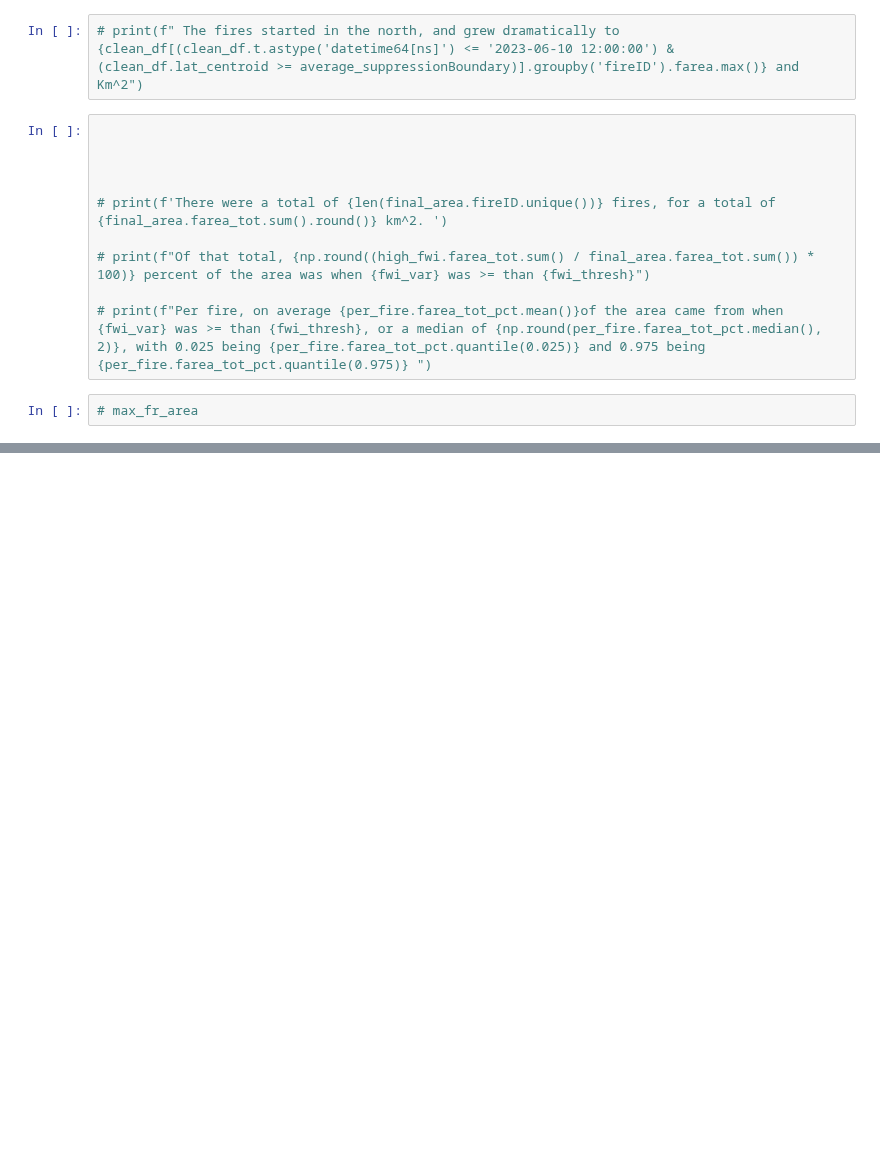
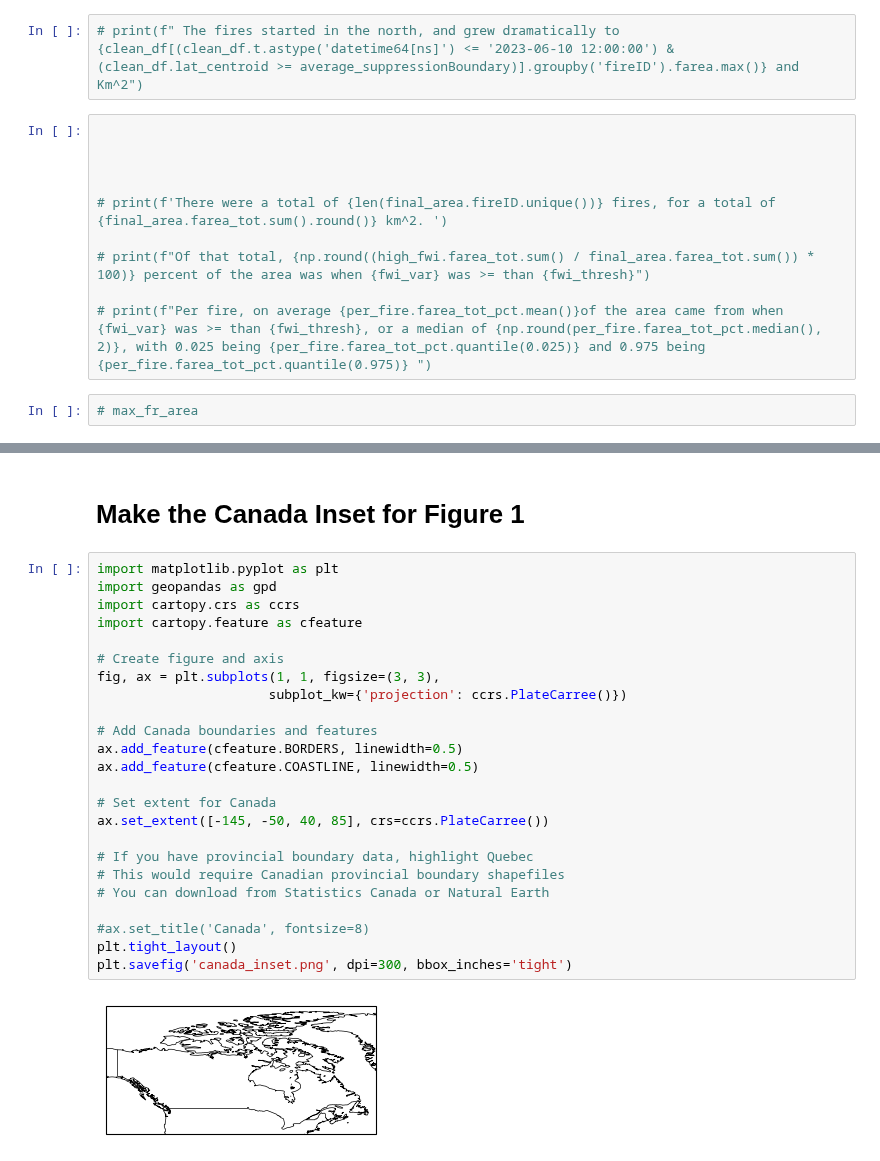
Before and after one commit to mccabete/fwiVis, a Jupyter notebook: notebooks/heatmap_timeseries.ipynb, the cells around one changed output, grey strips where cells are left out. Cells and saved outputs as stored; diff of their text form; blank space fills up the shorter version.

```diff
--- a/notebooks/heatmap_timeseries.ipynb
+++ b/notebooks/heatmap_timeseries.ipynb
@@ -1655,0 +1698,28 @@ On average, fires had 0.9669741229414498 percent (var 0.0036624932020726544) are
+# %% [markdown]
+# Make the Canada Inset for Figure 1
+# %%
+import matplotlib.pyplot as plt
+import geopandas as gpd
+import cartopy.crs as ccrs
+import cartopy.feature as cfeature
+
+# Create figure and axis
+fig, ax = plt.subplots(1, 1, figsize=(3, 3),
+                      subplot_kw={'projection': ccrs.PlateCarree()})
+
+# Add Canada boundaries and features
+ax.add_feature(cfeature.BORDERS, linewidth=0.5)
+ax.add_feature(cfeature.COASTLINE, linewidth=0.5)
+
+# Set extent for Canada
+ax.set_extent([-145, -50, 40, 85], crs=ccrs.PlateCarree())
+
+# If you have provincial boundary data, highlight Quebec
+# This would require Canadian provincial boundary shapefiles
+# You can download from Statistics Canada or Natural Earth
+
+#ax.set_title('Canada', fontsize=8)
+plt.tight_layout()
+plt.savefig('canada_inset.png', dpi=300, bbox_inches='tight')
+# %% [output]
+[figure, added]
```
Also changed, not shown: parts of 6 cells of this notebook.
